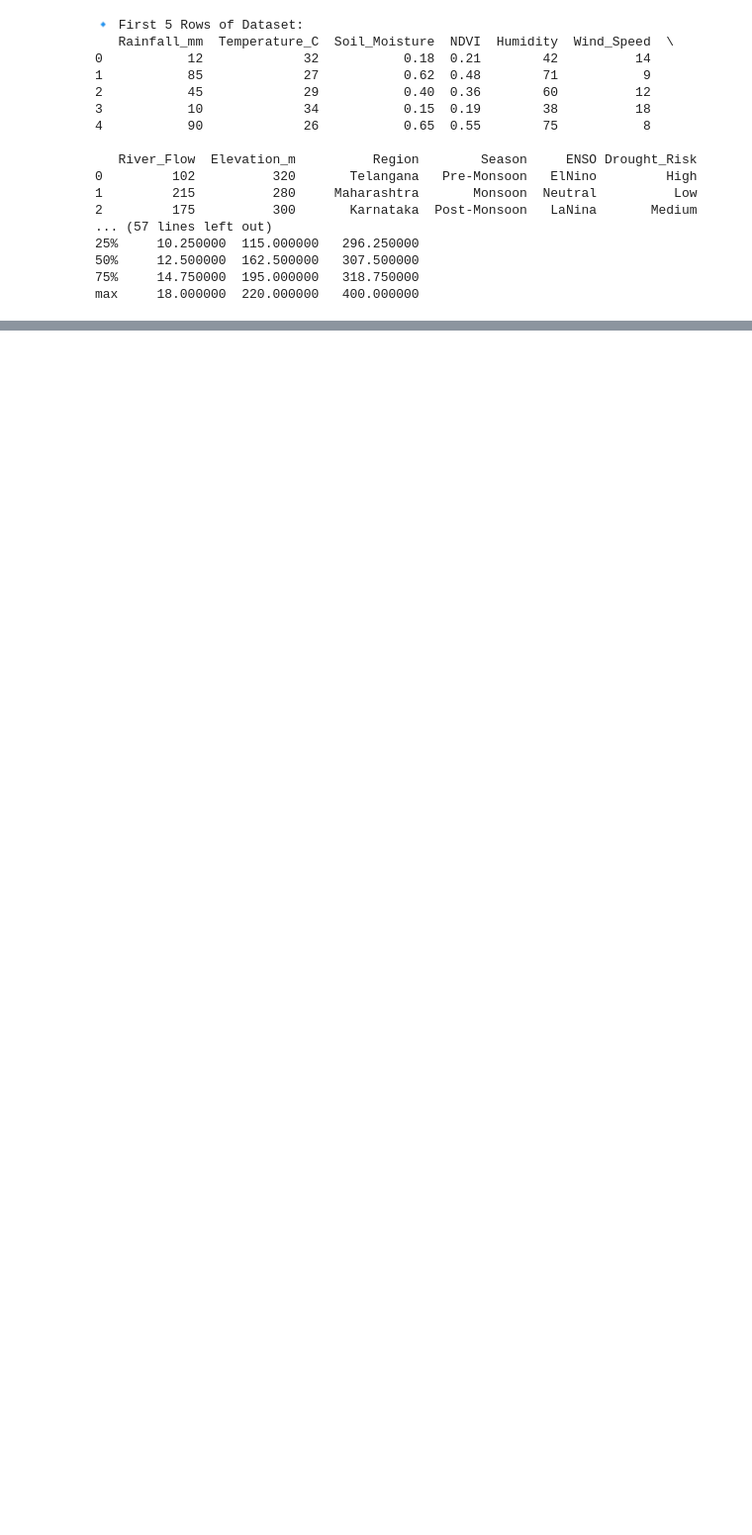
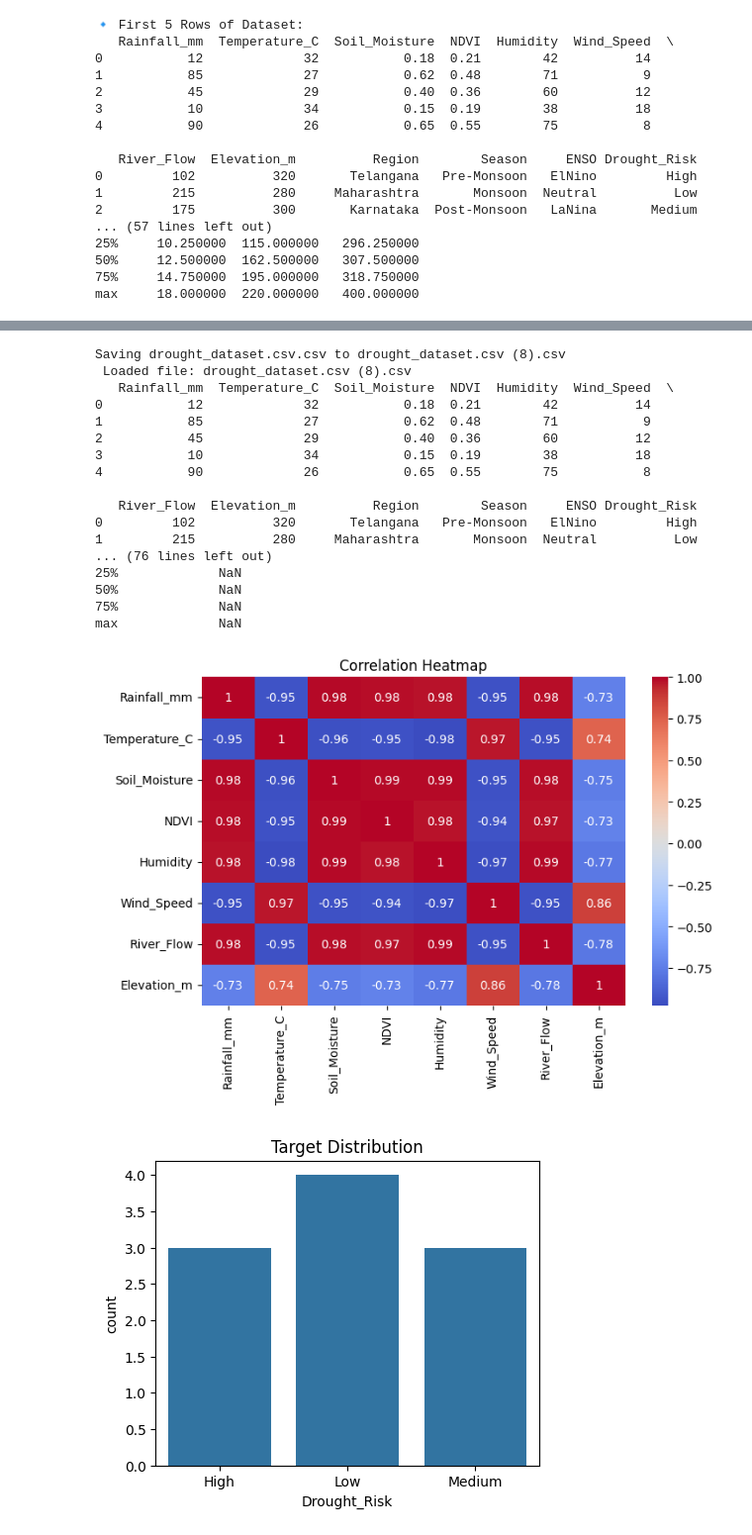
Before and after one commit to Vemula-kavya/Drought--project, a Jupyter notebook: drought.ipynb, the cells around one changed output, grey strips where cells are left out. Shown at 99% size. Saved outputs shown, nothing was run; the diff lists cells and outputs as text; code cells hidden in the pictures; blank space fills up the shorter version.

```diff
--- a/drought.ipynb
+++ b/drought.ipynb
@@ -91,3 +70,64 @@ print(df.describe())
 50%     12.500000  162.500000   307.500000
 75%     14.750000  195.000000   318.750000
 max     18.000000  220.000000   400.000000
+# %%
+# Step 1: Upload + Load dataset
+from google.colab import files
+import pandas as pd
+import io
+from sklearn.compose import ColumnTransformer
+from sklearn.preprocessing import StandardScaler, OneHotEncoder
+
+uploaded = files.upload()
+filename = list(uploaded.keys())[0]
+df = pd.read_csv(io.BytesIO(uploaded[filename]))
+
+print(" Loaded file:", filename)
+print(df.head())
+
+#Step 2: Exploratory Data Analysis (EDA)
+
+print("\n--- Dataset Info ---")
+print(df.info())
+
+print("\n--- Missing Values ---")
+print(df.isnull().sum())
+
+print("\n--- Summary Statistics ---")
+print(df.describe(include="all"))
+
+# Correlation heatmap (only numeric)
+import matplotlib.pyplot as plt
+import seaborn as sns
+
+plt.figure(figsize=(8, 5))
+sns.heatmap(df.select_dtypes(include='number').corr(), annot=True, cmap="coolwarm")
+plt.title("Correlation Heatmap")
+plt.show()
+
+# Target distribution
+plt.figure(figsize=(5,4))
+sns.countplot(x="Drought_Risk", data=df)
+plt.title("Target Distribution")
+plt.show()
+
+# Step 3: Data Transformation
+num_cols = df.select_dtypes(include=['float64','int64']).columns.tolist()
+num_cols.remove("Elevation_m") if "Elevation_m" in num_cols else None  # optional
+cat_cols = df.select_dtypes(include=['object']).columns.tolist()
+target = "Drought_Risk"
+
+if target in num_cols: num_cols.remove(target)
+if target in cat_cols: cat_cols.remove(target)
+
+X = df.drop(columns=[target])
+y = df[target]
+
+preprocess = ColumnTransformer([
+    ("num", StandardScaler(), num_cols),
+    ("cat", OneHotEncoder(handle_unknown="ignore"), cat_cols)
+])
+
+X_transformed = preprocess.fit_transform(X)
+print("\n Data transformed. Shape:", X_transformed.shape)
+# %% [output]
@@ -93,0 +135,19 @@ max     18.000000  220.000000   400.000000
+Saving drought_dataset.csv.csv to drought_dataset.csv (8).csv
+ Loaded file: drought_dataset.csv (8).csv
+   Rainfall_mm  Temperature_C  Soil_Moisture  NDVI  Humidity  Wind_Speed  \
+0           12             32           0.18  0.21        42          14
+1           85             27           0.62  0.48        71           9
+2           45             29           0.40  0.36        60          12
+3           10             34           0.15  0.19        38          18
+4           90             26           0.65  0.55        75           8
+
+   River_Flow  Elevation_m          Region        Season     ENSO Drought_Risk
+0         102          320       Telangana   Pre-Monsoon   ElNino         High
+1         215          280     Maharashtra       Monsoon  Neutral          Low
+... (76 lines left out)
+25%             NaN
+50%             NaN
+75%             NaN
+max             NaN
+[figure, added]
+[figure, added]
```
Also changed, not shown: parts of 7 cells of this notebook.
